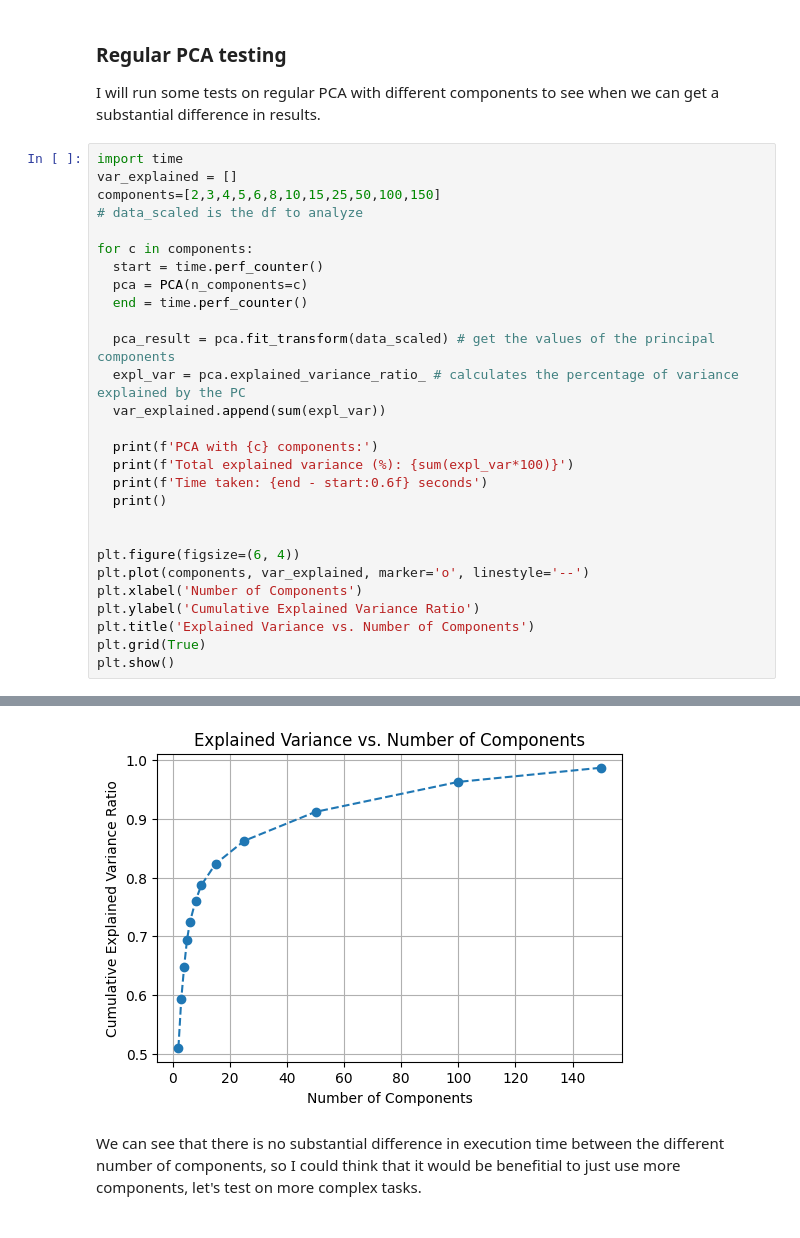
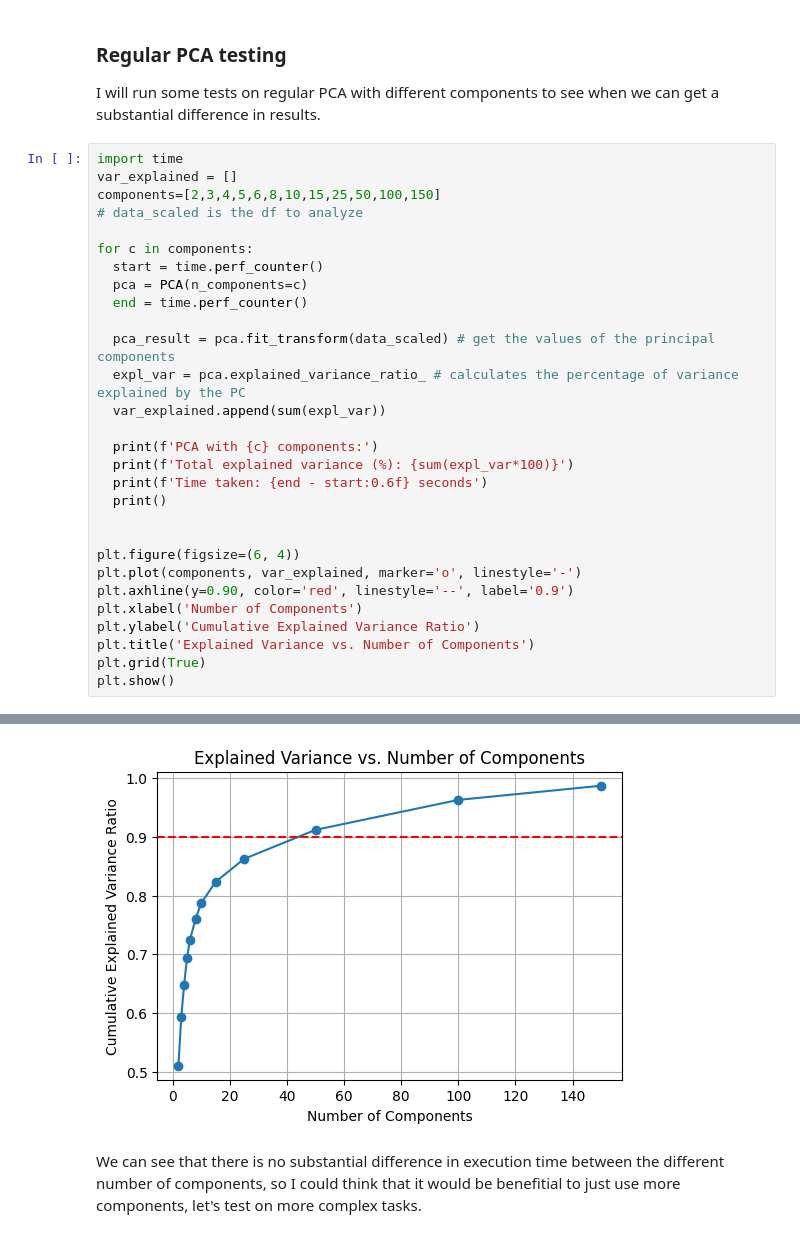
Before and after one commit to Gioalf/AH2179, a Jupyter notebook: AssignmentModule6.ipynb, the cells around one changed output, grey strips where cells are left out. Saved outputs shown, nothing was run; the diff lists cells and outputs as text.

```diff
--- a/AssignmentModule6.ipynb
+++ b/AssignmentModule6.ipynb
@@ -596,7 +596,8 @@ for c in components:
 
 
 plt.figure(figsize=(6, 4))
-plt.plot(components, var_explained, marker='o', linestyle='--')
+plt.plot(components, var_explained, marker='o', linestyle='-')
+plt.axhline(y=0.90, color='red', linestyle='--', label='0.9')
 plt.xlabel('Number of Components')
 plt.ylabel('Cumulative Explained Variance Ratio')
 plt.title('Explained Variance vs. Number of Components')
@@ -617,10 +618,10 @@ Time taken: 0.000010 seconds
 
 ... (31 lines left out)
 
 PCA with 150 components:
 Total explained variance (%): 98.6634473829389
 Time taken: 0.000011 seconds
-[figure, old version]
+[figure, new version]
 # %% [markdown]
 We can see that there is no substantial difference in execution time between the different number of components, so I could think that it would be benefitial to just use more components, let's test on more complex tasks.
 # %% [markdown]
```
Also changed, not shown: parts of 2 cells of this notebook.
